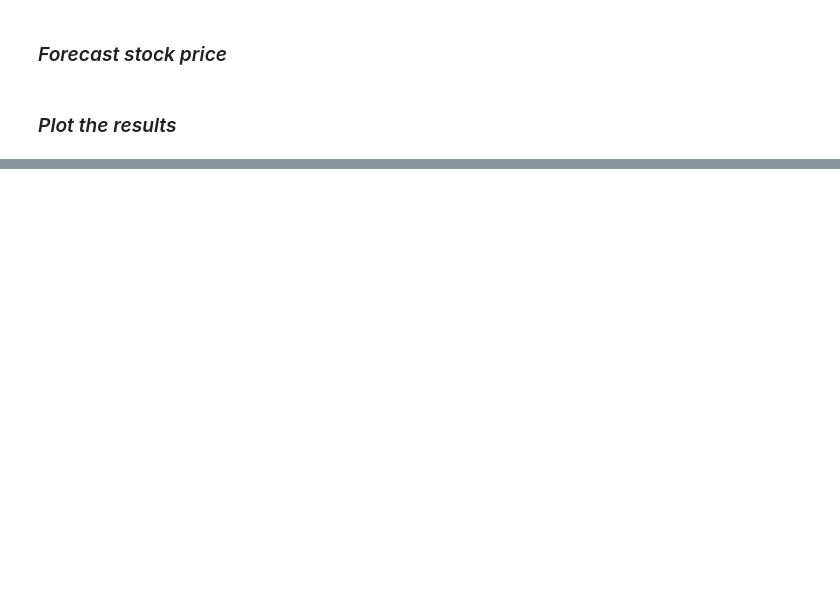
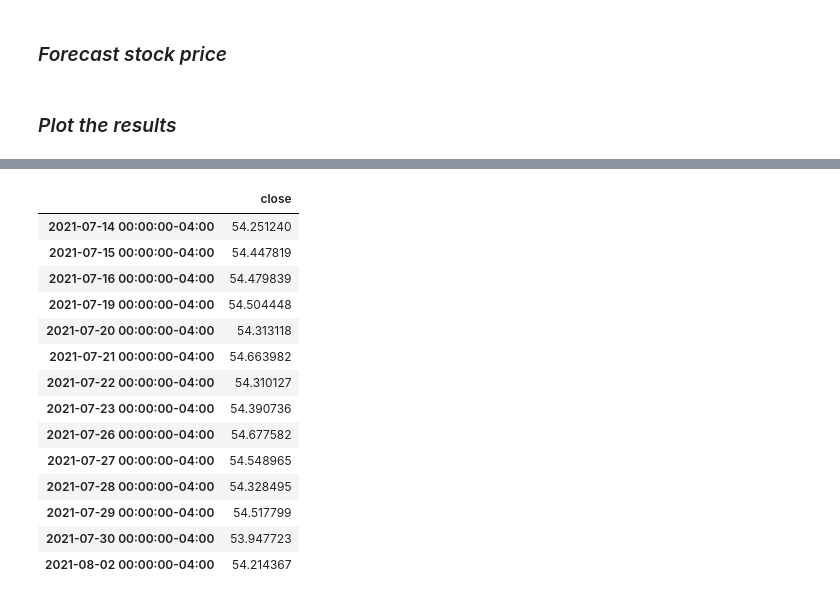
Before and after one commit to illyanyc/technitrade, a Jupyter notebook: code/ml/lstm_demo.ipynb, the cells around one changed output, grey strips where cells are left out. Drawn from its saved outputs; the diff is of its cells as text; code cells hidden in the pictures; blank space fills up the shorter version.

```diff
--- a/code/ml/lstm_demo.ipynb
+++ b/code/ml/lstm_demo.ipynb
@@ -542,0 +543,18 @@ plt.show()
+# %%
+preds
+# %% [output]
+|  | close |
+| 2021-07-14 00:00:00-04:00 | 54.251240 |
+| 2021-07-15 00:00:00-04:00 | 54.447819 |
+| 2021-07-16 00:00:00-04:00 | 54.479839 |
+| 2021-07-19 00:00:00-04:00 | 54.504448 |
+| 2021-07-20 00:00:00-04:00 | 54.313118 |
+| 2021-07-21 00:00:00-04:00 | 54.663982 |
+| 2021-07-22 00:00:00-04:00 | 54.310127 |
+| 2021-07-23 00:00:00-04:00 | 54.390736 |
+| 2021-07-26 00:00:00-04:00 | 54.677582 |
+| 2021-07-27 00:00:00-04:00 | 54.548965 |
+| 2021-07-28 00:00:00-04:00 | 54.328495 |
+| 2021-07-29 00:00:00-04:00 | 54.517799 |
+| 2021-07-30 00:00:00-04:00 | 53.947723 |
+| 2021-08-02 00:00:00-04:00 | 54.214367 |
```
Also changed, not shown: parts of 2 cells of this notebook, 4 other files.
